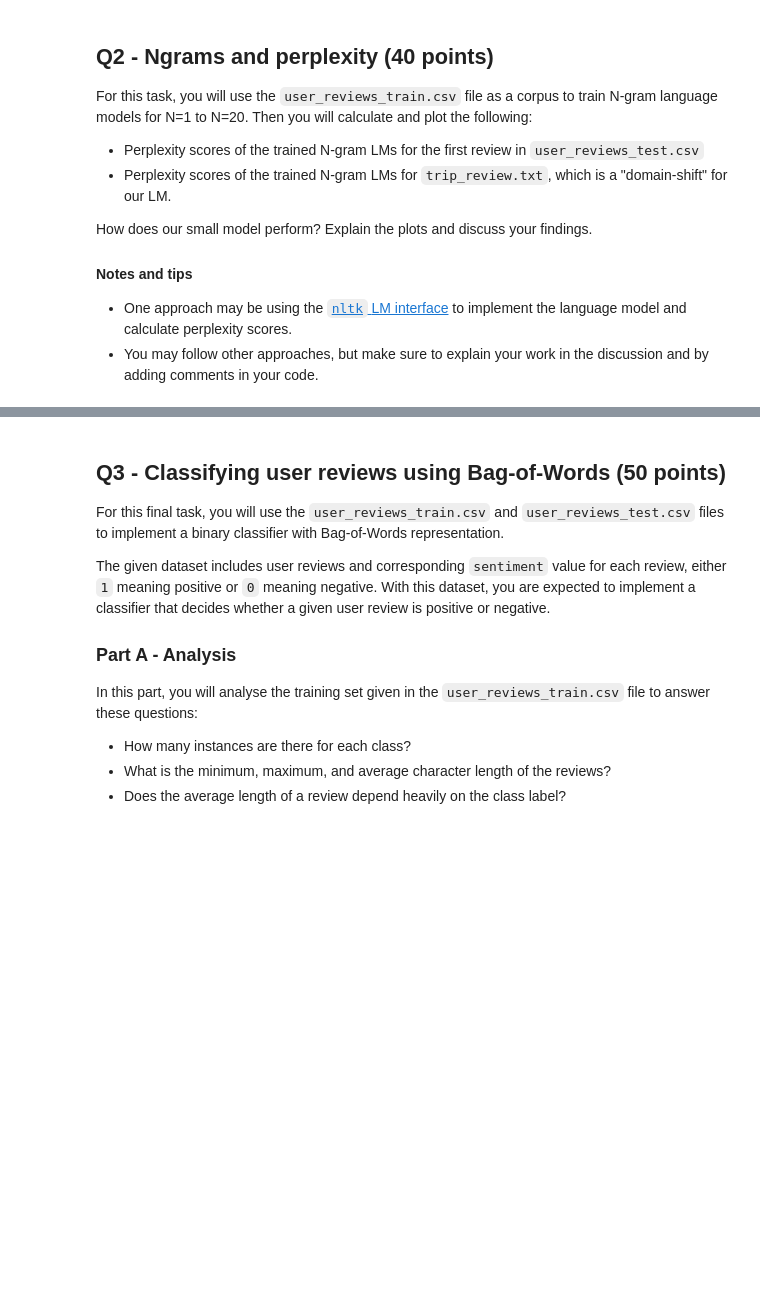
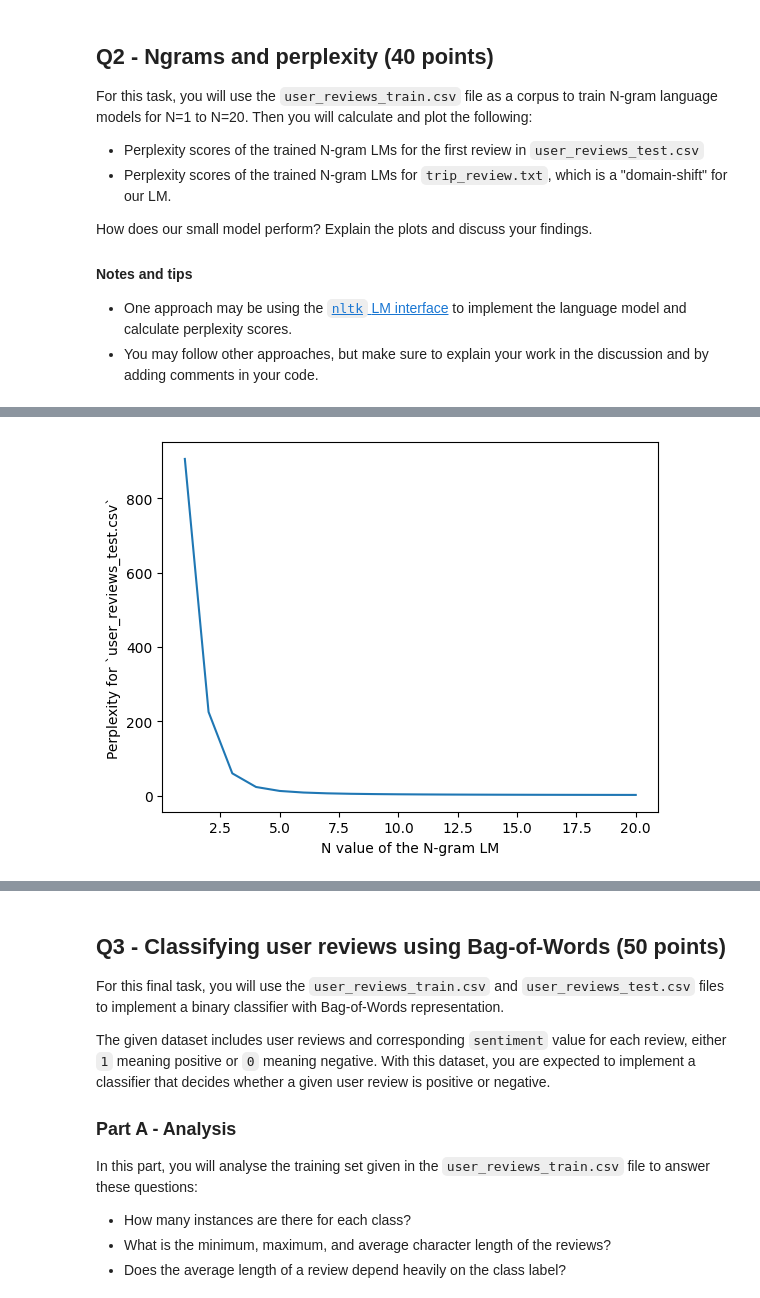
Before and after one commit to AlperenOvak/METU-CENG, a Jupyter notebook: CENG463/PA1/student_pack/e2580801_ceng463_pa1.ipynb, the cells around one changed output, grey strips where cells are left out. Saved outputs shown, nothing was run; the diff lists cells and outputs as text; code cells hidden in the pictures; blank space fills up the shorter version.

```diff
--- a/CENG463/PA1/student_pack/e2580801_ceng463_pa1.ipynb
+++ b/CENG463/PA1/student_pack/e2580801_ceng463_pa1.ipynb
@@ -38,14 +59,14 @@ Load the `old_tweets.csv` file shared with you. Use regular expressions to captu
 - You can use the [re](https://docs.python.org/3/library/re.html) module to implement your solutions.
 - Do not forget to add comments to your code.
 # %%
-tweets = pd.read_csv('data/old_tweets.csv')
+# need to combine each column beacuse of 9,31 number format
+with open('data/old_tweets.csv', 'r', encoding='utf-8') as f:
+    tweets = [line.strip() for line in f]
 
 usernames = []
 hashtags = []
 numbers = []
 emojis = []
-
-tweets
 # %%
 # Q1 - implementation
 # you can add cells below if needed
@@ -103,0 +267,23 @@ plt.show()
+# %%
+perplexities_test_MLE = []
+perplexities_trip_MLE = []
+
+for n in range(1, 21):
+    # prepare data for this n
+    train_data, vocab = nltk.lm.preprocessing.padded_everygram_pipeline(n, tokenized_train)
+
+    # train the model
+    model = nltk.lm.MLE(n)
+    model.fit(train_data, vocab)
+
+    # test 1: first review in test.csv
+    test_data_1, _ = nltk.lm.preprocessing.padded_everygram_pipeline(n, tokenized_test)
+    ppl_test = model.perplexity(next(test_data_1))
+    perplexities_test_MLE.append(ppl_test)
+
+    # test 2: trip review (domain-shift)
+    test_data_2, _ = nltk.lm.preprocessing.padded_everygram_pipeline(n, tokenized_trip)
+    ppl_trip = model.perplexity(next(test_data_2))
+    perplexities_trip_MLE.append(ppl_trip)
+
+    print(f"N={n} | Test perplexity={ppl_test:.2f} | Trip perplexity={ppl_trip:.2f} for MLE")
@@ -103,0 +311,12 @@ plt.show()
+# %%
+x = range(1,21,1)
+y = perplexities_test_MLE
+
+plt.plot(x, y)
+
+plt.xlabel("N value of the N-gram LM")
+plt.ylabel("Perplexity for `user_reviews_test.csv`")
+
+plt.show()
+# %% [output]
+[figure, added]
```
Also changed, not shown: parts of 15 cells of this notebook.
